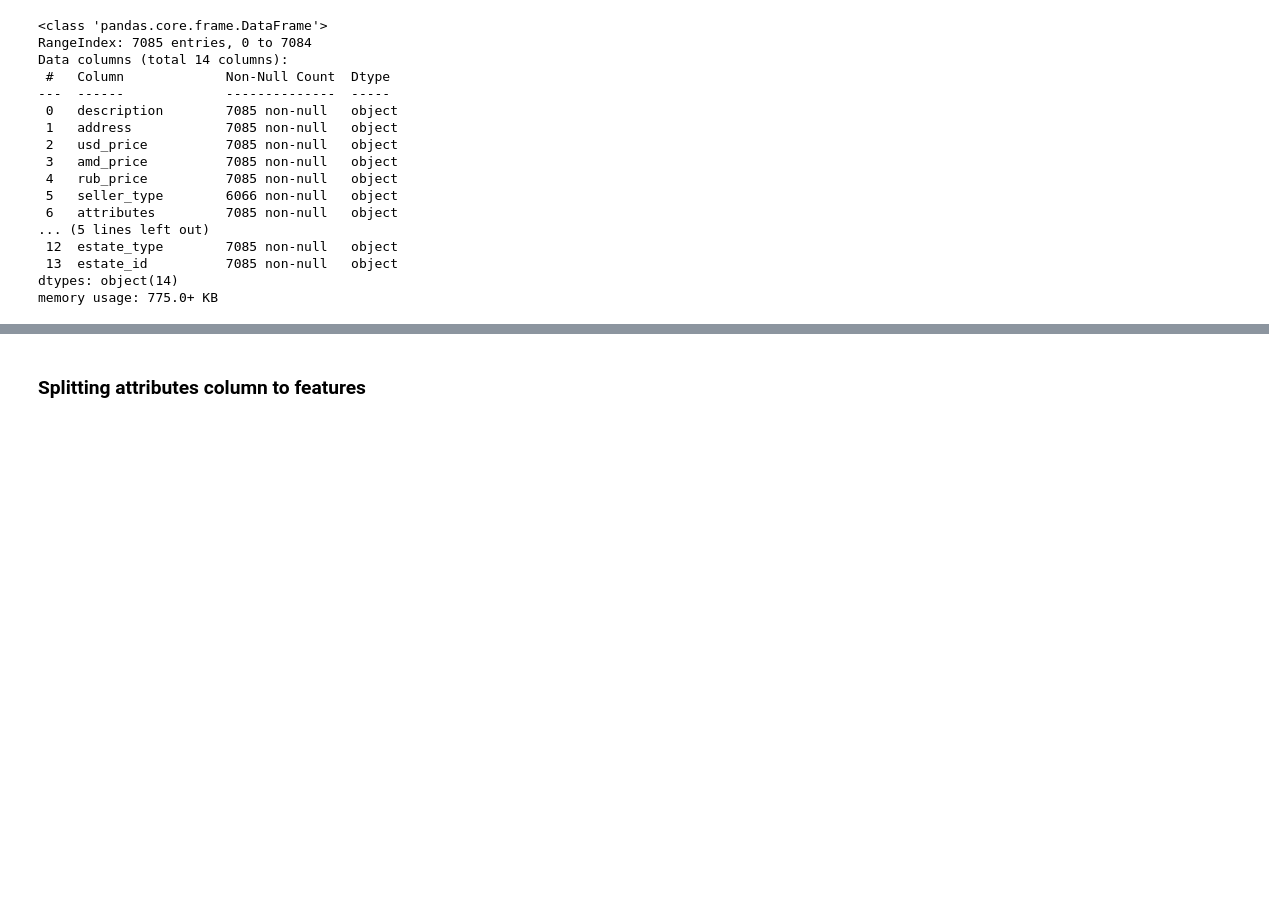
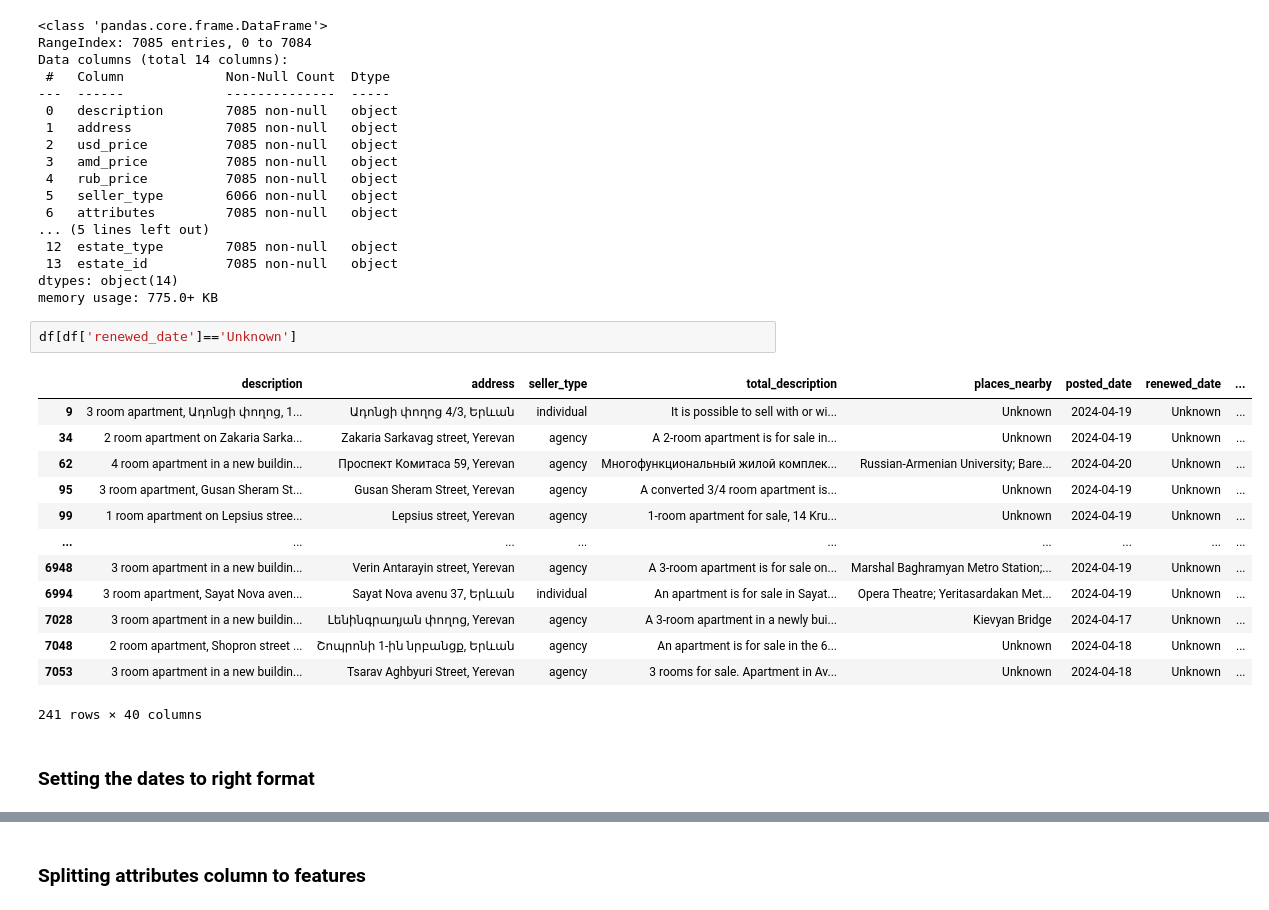
Before and after one commit to VaheC/ArmenianHousePrices, a Jupyter notebook: notebooks/EDA.ipynb, the cells around one changed output, grey strips where cells are left out. Drawn from its saved outputs; the diff is of its cells as text; blank space fills up the shorter version.

Commit message:
setting the dates added

```diff
--- a/notebooks/EDA.ipynb
+++ b/notebooks/EDA.ipynb
@@ -61,3 +61,21 @@ Data columns (total 14 columns):
  13  estate_id          7085 non-null   object
 dtypes: object(14)
 memory usage: 775.0+ KB
+# %%
+df[df['renewed_date']=='Unknown']
+# %% [output]
+|  | description | address | seller_type | total_description | places_nearby | posted_date | renewed_date | ... |
+| 9 | 3 room apartment, Ադոնցի փողոց, 1... | Ադոնցի փողոց 4/3, Երևան | individual | It is possible to sell with or wi... | Unknown | 2024-04-19 | Unknown | ... |
+| 34 | 2 room apartment on Zakaria Sarka... | Zakaria Sarkavag street, Yerevan | agency | A 2-room apartment is for sale in... | Unknown | 2024-04-19 | Unknown | ... |
+| 62 | 4 room apartment in a new buildin... | Проспект Комитаса 59, Yerevan | agency | Многофункциональный жилой комплек... | Russian-Armenian University; Bare... | 2024-04-20 | Unknown | ... |
+| 95 | 3 room apartment, Gusan Sheram St... | Gusan Sheram Street, Yerevan | agency | A converted 3/4 room apartment is... | Unknown | 2024-04-19 | Unknown | ... |
+| 99 | 1 room apartment on Lepsius stree... | Lepsius street, Yerevan | agency | 1-room apartment for sale, 14 Kru... | Unknown | 2024-04-19 | Unknown | ... |
+| ... | ... | ... | ... | ... | ... | ... | ... | ... |
+| 6948 | 3 room apartment in a new buildin... | Verin Antarayin street, Yerevan | agency | A 3-room apartment is for sale on... | Marshal Baghramyan Metro Station;... | 2024-04-19 | Unknown | ... |
+| 6994 | 3 room apartment, Sayat Nova aven... | Sayat Nova avenu 37, Երևան | individual | An apartment is for sale in Sayat... | Opera Theatre; Yeritasardakan Met... | 2024-04-19 | Unknown | ... |
+| 7028 | 3 room apartment in a new buildin... | Լենինգրադյան փողոց, Yerevan | agency | A 3-room apartment in a newly bui... | Kievyan Bridge | 2024-04-17 | Unknown | ... |
+| 7048 | 2 room apartment, Shopron street ... | Շոպրոնի 1-ին նրբանցք, Երևան | agency | An apartment is for sale in the 6... | Unknown | 2024-04-18 | Unknown | ... |
+| 7053 | 3 room apartment in a new buildin... | Tsarav Aghbyuri Street, Yerevan | agency | 3 rooms for sale. Apartment in Av... | Unknown | 2024-04-18 | Unknown | ... |
+241 rows × 40 columns
+# %% [markdown]
+### Setting the dates to right format
```
Also changed, not shown: parts of 2 cells of this notebook.
